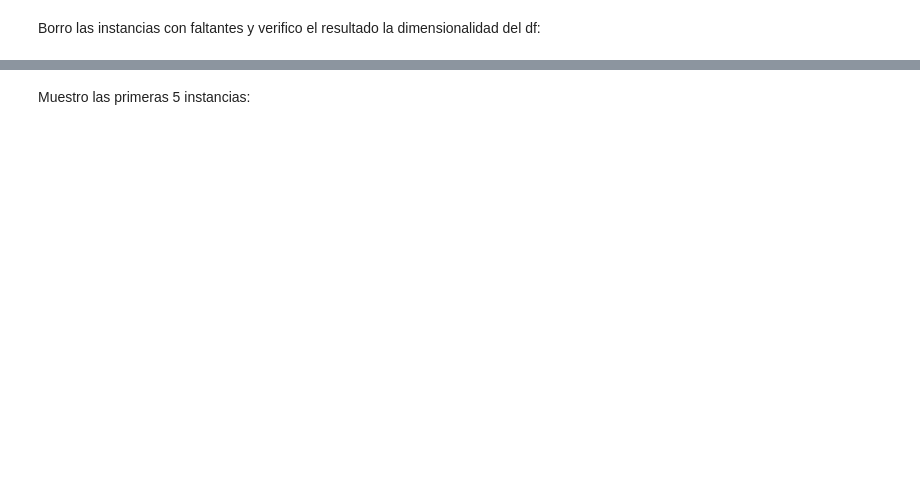
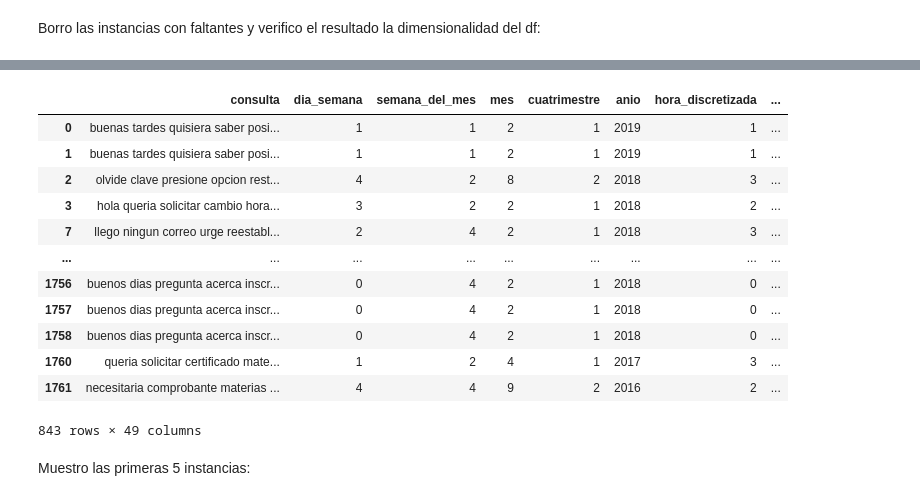
Before and after one commit to jumafernandez/clasificacion_correos, a Jupyter notebook: notebooks/jaiio/03-modelos/05-ensamble+svm.ipynb, the cells around one changed output, grey strips where cells are left out. Cells and saved outputs as stored; diff of their text form; code cells hidden in the pictures; blank space fills up the shorter version.

```diff
--- a/notebooks/jaiio/03-modelos/05-ensamble+svm.ipynb
+++ b/notebooks/jaiio/03-modelos/05-ensamble+svm.ipynb
@@ -239,3 +238,19 @@ df_join.shape
+# %%
+df_join
+# %% [output]
+|  | consulta | dia_semana | semana_del_mes | mes | cuatrimestre | anio | hora_discretizada | ... |
+| 0 | buenas tardes quisiera saber posi... | 1 | 1 | 2 | 1 | 2019 | 1 | ... |
+| 1 | buenas tardes quisiera saber posi... | 1 | 1 | 2 | 1 | 2019 | 1 | ... |
+| 2 | olvide clave presione opcion rest... | 4 | 2 | 8 | 2 | 2018 | 3 | ... |
+| 3 | hola queria solicitar cambio hora... | 3 | 2 | 2 | 1 | 2018 | 2 | ... |
+| 7 | llego ningun correo urge reestabl... | 2 | 4 | 2 | 1 | 2018 | 3 | ... |
+| ... | ... | ... | ... | ... | ... | ... | ... | ... |
+| 1756 | buenos dias pregunta acerca inscr... | 0 | 4 | 2 | 1 | 2018 | 0 | ... |
+| 1757 | buenos dias pregunta acerca inscr... | 0 | 4 | 2 | 1 | 2018 | 0 | ... |
+| 1758 | buenos dias pregunta acerca inscr... | 0 | 4 | 2 | 1 | 2018 | 0 | ... |
+| 1760 | queria solicitar certificado mate... | 1 | 2 | 4 | 1 | 2017 | 3 | ... |
+| 1761 | necesitaria comprobante materias ... | 4 | 4 | 9 | 2 | 2016 | 2 | ... |
+843 rows × 49 columns
 # %% [markdown]
 Muestro las primeras 5 instancias:
 # %%
```
Also changed, not shown: parts of 35 cells of this notebook.
